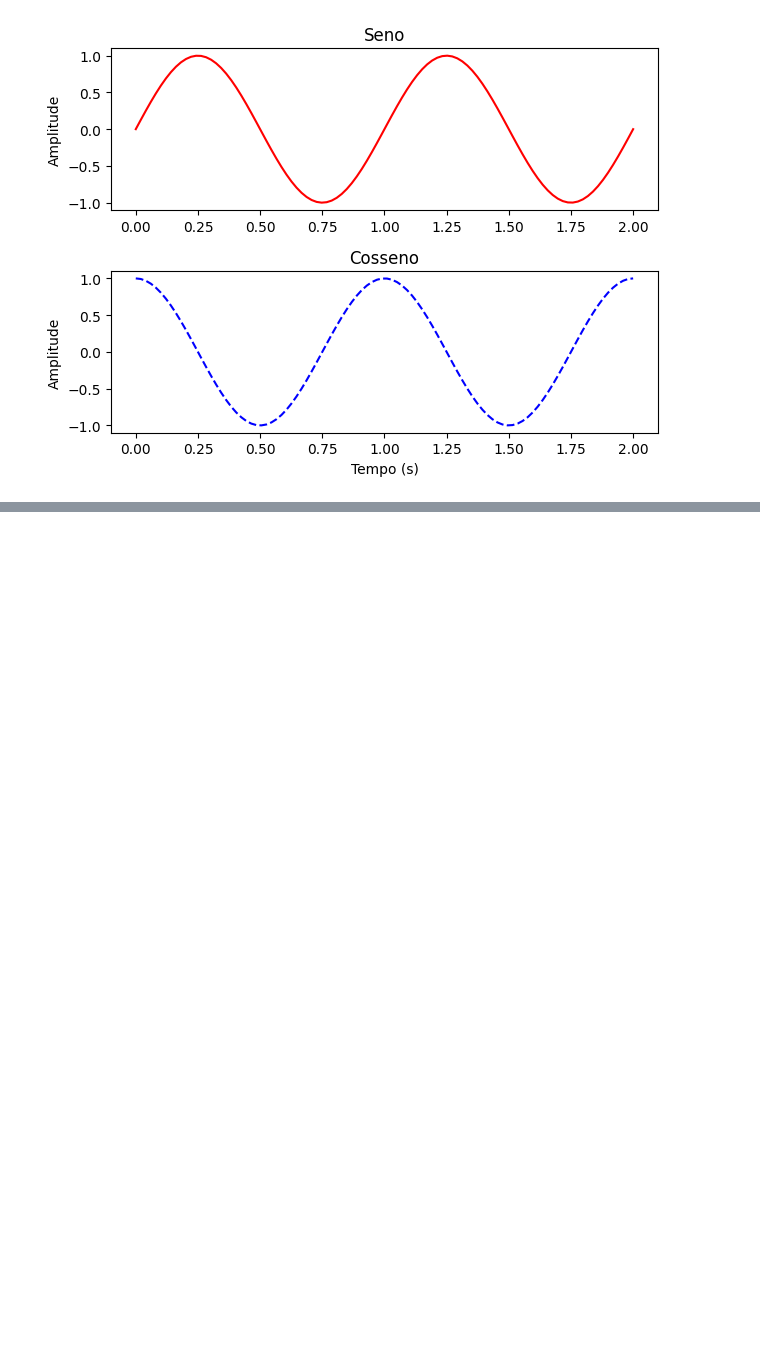
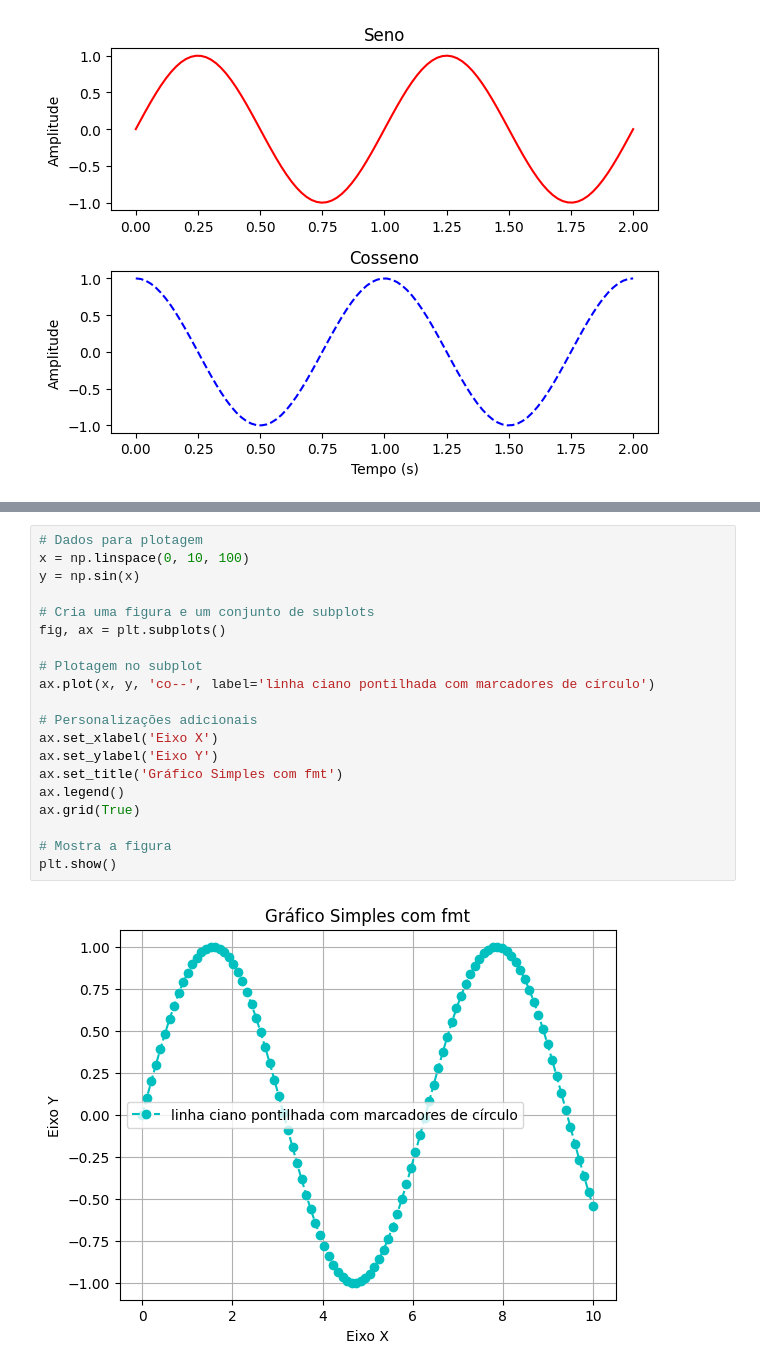
Before and after one commit to espeditoalves/graphhub, a Jupyter notebook: graphhub/matplotlib/matplotlib.ipynb, the cells around one changed output, grey strips where cells are left out. Drawn from its saved outputs; the diff is of its cells as text; blank space fills up the shorter version.

Commit message:
Adiciona update no repositório do matplotlib

```diff
--- a/graphhub/matplotlib/matplotlib.ipynb
+++ b/graphhub/matplotlib/matplotlib.ipynb
@@ -49,0 +95,22 @@ plt.show()
+# %%
+# Dados para plotagem
+x = np.linspace(0, 10, 100)
+y = np.sin(x)
+
+# Cria uma figura e um conjunto de subplots
+fig, ax = plt.subplots()
+
+# Plotagem no subplot
+ax.plot(x, y, 'co--', label='linha ciano pontilhada com marcadores de círculo')
+
+# Personalizações adicionais
+ax.set_xlabel('Eixo X')
+ax.set_ylabel('Eixo Y')
+ax.set_title('Gráfico Simples com fmt')
+ax.legend()
+ax.grid(True)
+
+# Mostra a figura
+plt.show()
+# %% [output]
+[figure, added]
```
Also changed, not shown: parts of 7 cells of this notebook, 1 other file.
